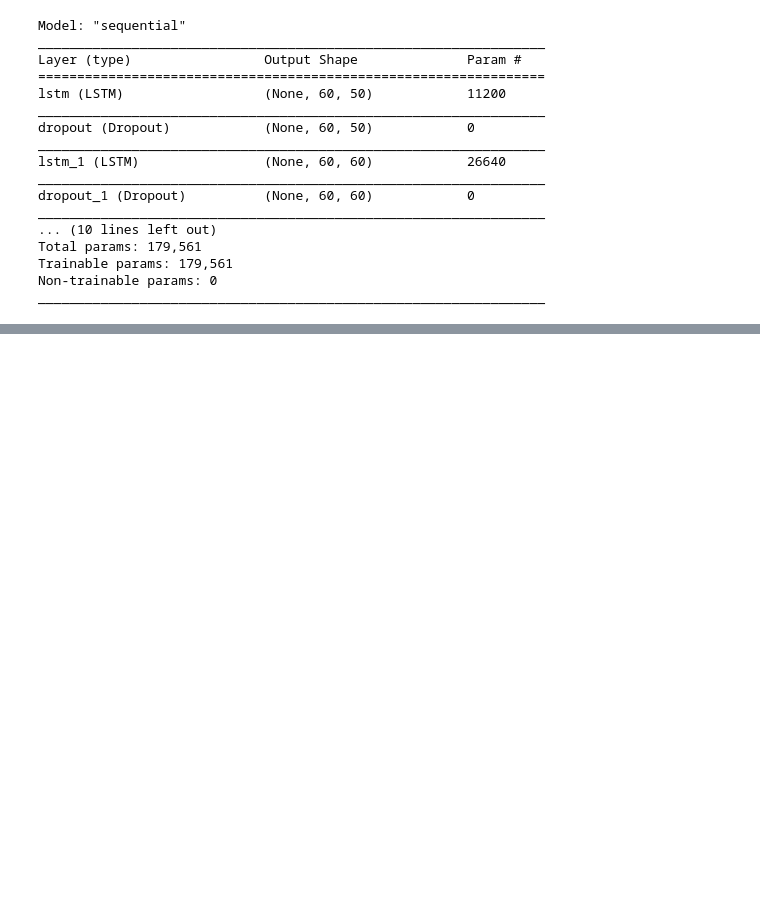
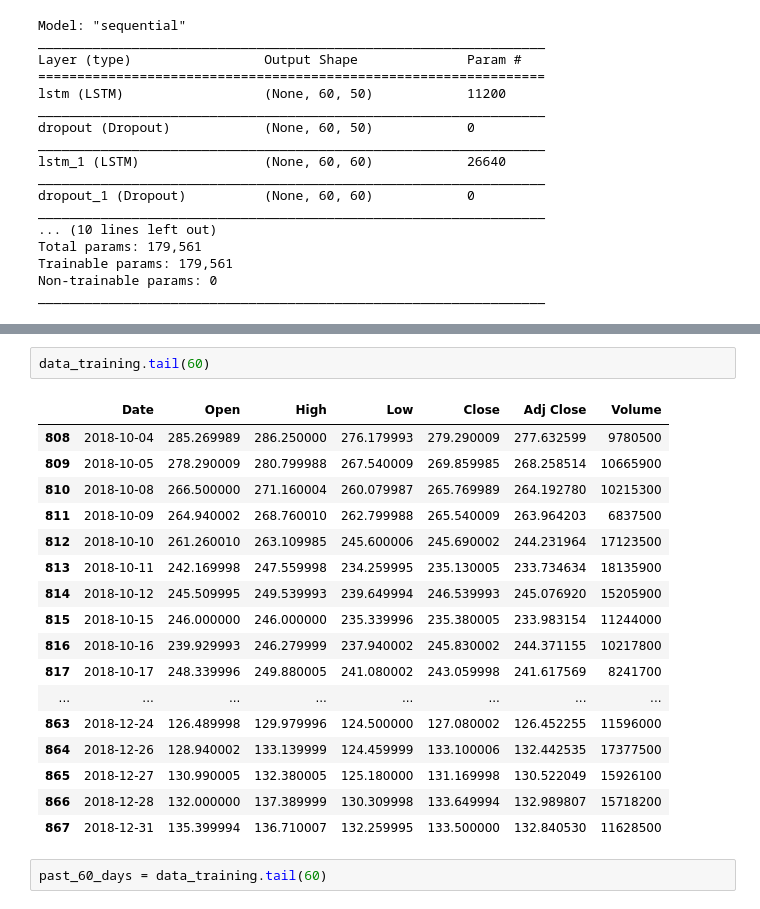
Before and after one commit to PacktWorkshops/The-TensorFlow-Workshop, a Jupyter notebook: Chapter09/Exercise9.02/Exercise_9_2.ipynb, the cells around one changed output, grey strips where cells are left out. Cells and saved outputs as stored; diff of their text form; blank space fills up the shorter version.

```diff
--- a/Chapter09/Exercise9.02/Exercise_9_2.ipynb
+++ b/Chapter09/Exercise9.02/Exercise_9_2.ipynb
@@ -164,0 +203,22 @@ _________________________________________________________________
+# %%
+data_training.tail(60)
+# %% [output]
+|  | Date | Open | High | Low | Close | Adj Close | Volume |
+| 808 | 2018-10-04 | 285.269989 | 286.250000 | 276.179993 | 279.290009 | 277.632599 | 9780500 |
+| 809 | 2018-10-05 | 278.290009 | 280.799988 | 267.540009 | 269.859985 | 268.258514 | 10665900 |
+| 810 | 2018-10-08 | 266.500000 | 271.160004 | 260.079987 | 265.769989 | 264.192780 | 10215300 |
+| 811 | 2018-10-09 | 264.940002 | 268.760010 | 262.799988 | 265.540009 | 263.964203 | 6837500 |
+| 812 | 2018-10-10 | 261.260010 | 263.109985 | 245.600006 | 245.690002 | 244.231964 | 17123500 |
+| 813 | 2018-10-11 | 242.169998 | 247.559998 | 234.259995 | 235.130005 | 233.734634 | 18135900 |
+| 814 | 2018-10-12 | 245.509995 | 249.539993 | 239.649994 | 246.539993 | 245.076920 | 15205900 |
+| 815 | 2018-10-15 | 246.000000 | 246.000000 | 235.339996 | 235.380005 | 233.983154 | 11244000 |
+| 816 | 2018-10-16 | 239.929993 | 246.279999 | 237.940002 | 245.830002 | 244.371155 | 10217800 |
+| 817 | 2018-10-17 | 248.339996 | 249.880005 | 241.080002 | 243.059998 | 241.617569 | 8241700 |
+| ... | ... | ... | ... | ... | ... | ... | ... |
+| 863 | 2018-12-24 | 126.489998 | 129.979996 | 124.500000 | 127.080002 | 126.452255 | 11596000 |
+| 864 | 2018-12-26 | 128.940002 | 133.139999 | 124.459999 | 133.100006 | 132.442535 | 17377500 |
+| 865 | 2018-12-27 | 130.990005 | 132.380005 | 125.180000 | 131.169998 | 130.522049 | 15926100 |
+| 866 | 2018-12-28 | 132.000000 | 137.389999 | 130.309998 | 133.649994 | 132.989807 | 15718200 |
+| 867 | 2018-12-31 | 135.399994 | 136.710007 | 132.259995 | 133.500000 | 132.840530 | 11628500 |
+# %%
+past_60_days = data_training.tail(60)
```
Also changed, not shown: parts of 14 cells of this notebook.
